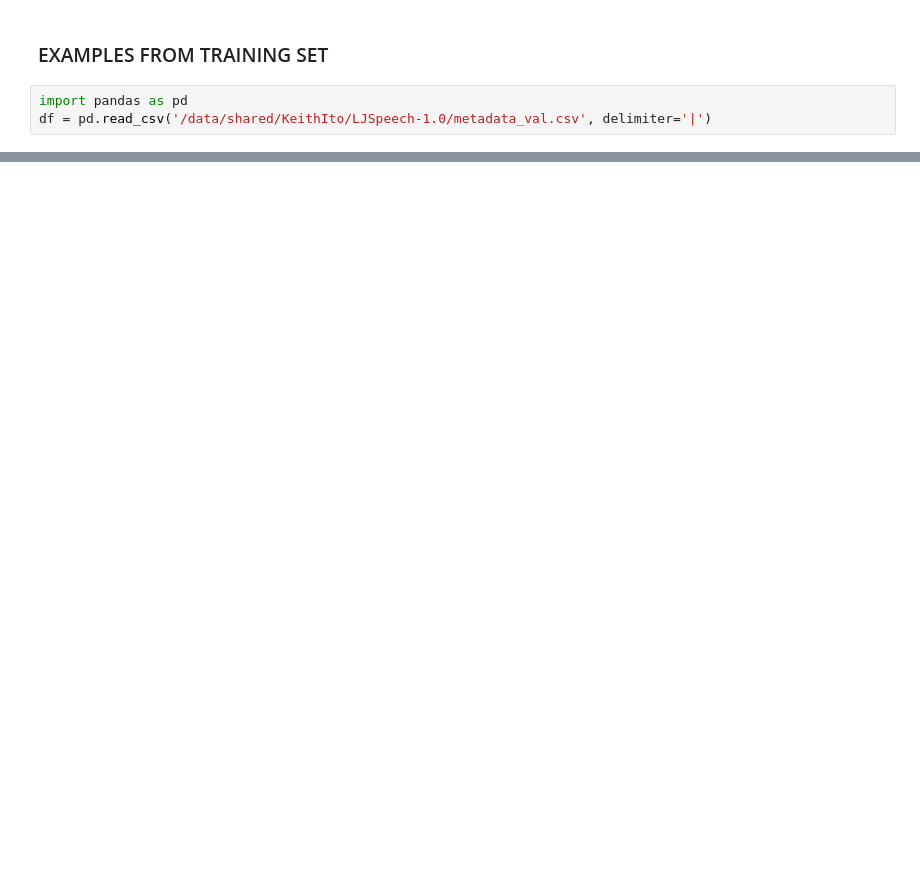
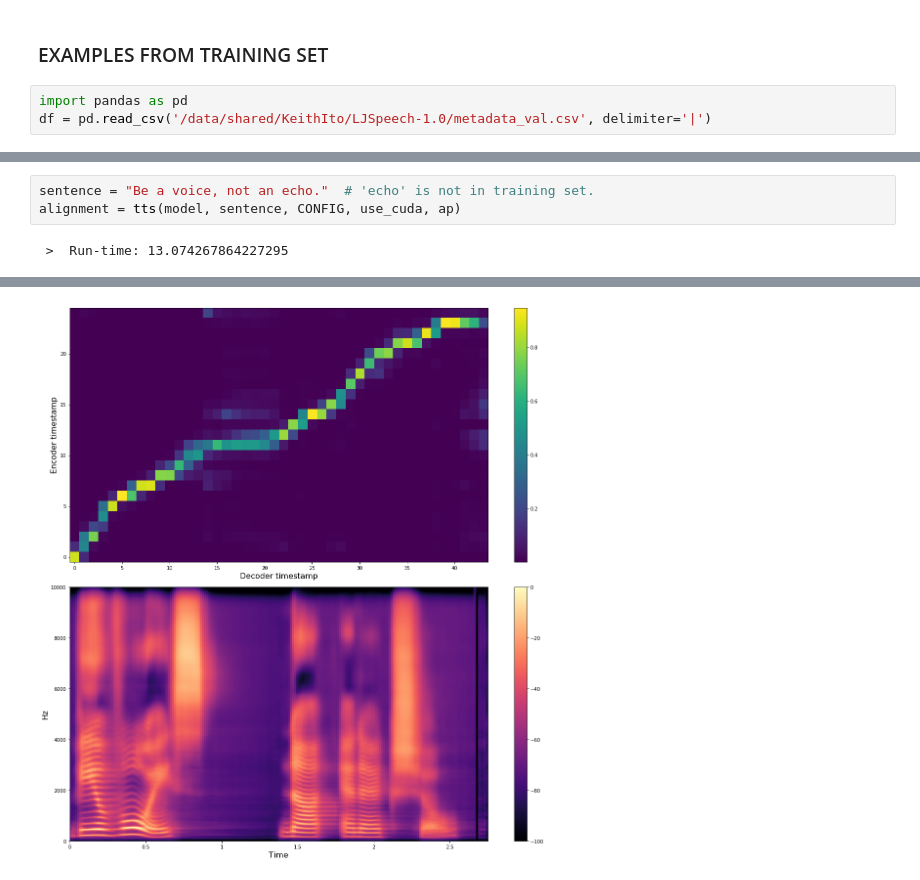
Before and after one commit to coqui-ai/TTS, a Jupyter notebook: notebooks/TacotronPlayGround.ipynb, the cells around one changed output, grey strips where cells are left out. Saved outputs shown, nothing was run; the diff lists cells and outputs as text; blank space fills up the shorter version.

```diff
--- a/notebooks/TacotronPlayGround.ipynb
+++ b/notebooks/TacotronPlayGround.ipynb
@@ -84,0 +130,5 @@ alignment = tts(model, sentence, CONFIG, use_cuda, ap)
+# %%
+sentence = "Be a voice, not an echo."  # 'echo' is not in training set.
+alignment = tts(model, sentence, CONFIG, use_cuda, ap)
+# %% [output]
+ >  Run-time: 13.074267864227295
@@ -84,0 +136 @@ alignment = tts(model, sentence, CONFIG, use_cuda, ap)
+[figure, added]
```
Also changed, not shown: parts of 12 cells of this notebook, 1 other file.
